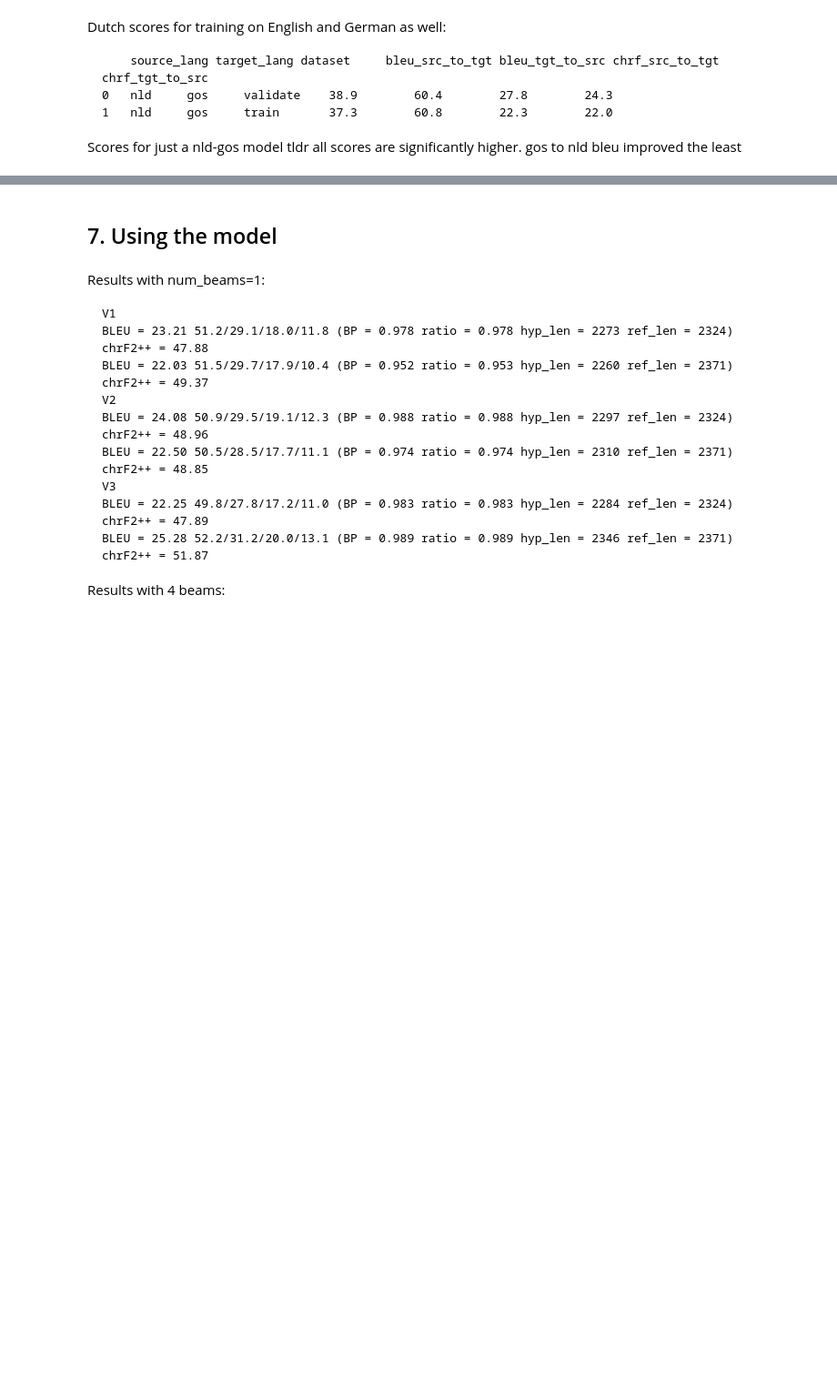
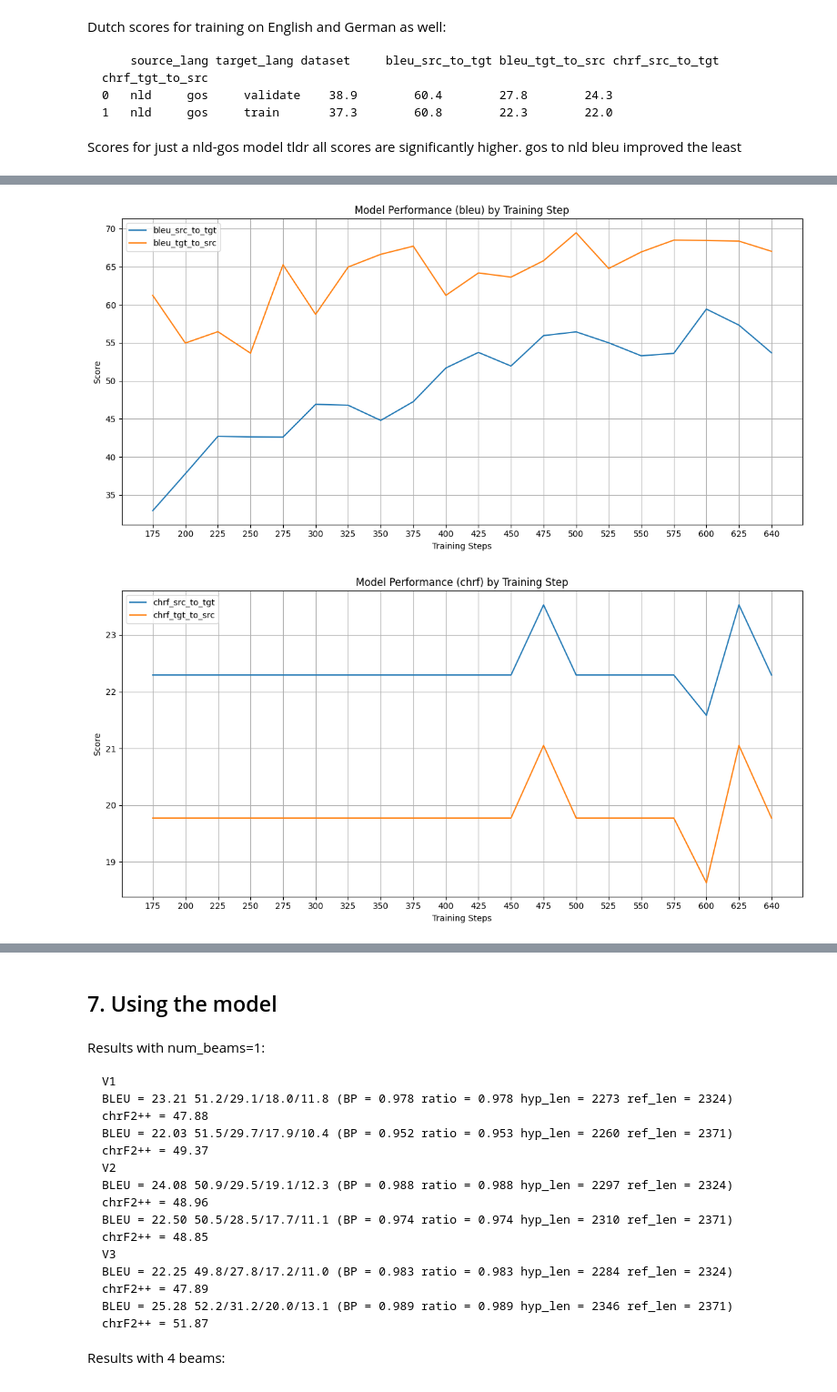
Before and after one commit to tom9358/nllb-tryout, a Jupyter notebook: multilanguage train.ipynb, the cells around one changed output, grey strips where cells are left out. Shown at 91% size. Saved outputs shown, nothing was run; the diff lists cells and outputs as text; code cells hidden in the pictures; blank space fills up the shorter version.

Commit message:
Split the plots of bleu and chrf for better legibility

```diff
--- a/multilanguage train.ipynb
+++ b/multilanguage train.ipynb
@@ -425,5 +460,5 @@ for i in tq:
 # hyperparameters = {'learning_rate': 0.001, 'batch_size': 32}  # Replace with actual hyperparameters
 # save_model(model, hyperparameters)
 # %%
-model.save_pretrained(MODEL_SAVE_PATH)
-tokenizer.save_pretrained(MODEL_SAVE_PATH)
+model.save_pretrained(MODEL_SAVE_PATH+str(training_steps))
+tokenizer.save_pretrained(MODEL_SAVE_PATH+str(training_steps))
@@ -654,9 +704,17 @@ all_results = {}
 for model_name in model_versions:
     if MODEL_BASE_PATH+model_name != MODEL_SAVE_PATH:
         step = model_name[-3:]
-    else: step = 384 #training_steps
+    else:
+        print(model_name,'!')
+        step = training_steps
     print(f"Evaluating model saved at step {step}...")
     version_results = load_and_evaluate_model(MODEL_BASE_PATH+model_name, corpus_objects)
 
     avg_results = pd.DataFrame(version_results).mean().to_dict()  # Average scores
     all_results[step] = avg_results
+
+# Convert results to a DataFrame
+df_results = pd.DataFrame.from_dict(all_results, orient="index")
+df_results.index.name = "Training Steps"
+df_results.reset_index(inplace=True)
+df_results.to_csv(f'overfitting investigation {timestamp}.csv')
@@ -663,25 +757,34 @@ for model_name in model_versions:
 # %%
 import matplotlib.pyplot as plt
 
-# Convert results to a DataFrame
-df_results = pd.DataFrame.from_dict(all_results, orient="index")
-df_results.index.name = "Training Steps"
-df_results.reset_index(inplace=True)
-
 # Plot results
 plt.figure(figsize=(12, 6))
-metrics = ["bleu_src_to_tgt", "bleu_tgt_to_src", "chrf_src_to_tgt", "chrf_tgt_to_src"]
+metrics = ["bleu_src_to_tgt", "bleu_tgt_to_src"]
 for metric in metrics:
     plt.plot(df_results["Training Steps"], df_results[metric], label=metric)
 
-df_results.to_csv(f'overfitting investigation {timestamp}.csv')
-
 plt.xlabel("Training Steps")
 plt.ylabel("Score")
-plt.title("Model Performance by Training Step")
+plt.title("Model Performance (bleu) by Training Step")
 plt.legend()
 plt.grid(True)
 plt.tight_layout()
 plt.show()
+
+plt.figure(figsize=(12, 6))
+metrics = ["chrf_src_to_tgt", "chrf_tgt_to_src"]
+for metric in metrics:
+    plt.plot(df_results["Training Steps"], df_results[metric], label=metric)
+
+plt.xlabel("Training Steps")
+plt.ylabel("Score")
+plt.title("Model Performance (chrf) by Training Step")
+plt.legend()
+plt.grid(True)
+plt.tight_layout()
+plt.show()
+# %% [output]
+[figure, added]
+[figure, added]
 # %%
 1/0
```
Also changed, not shown: parts of 10 cells of this notebook, 1 other file.
